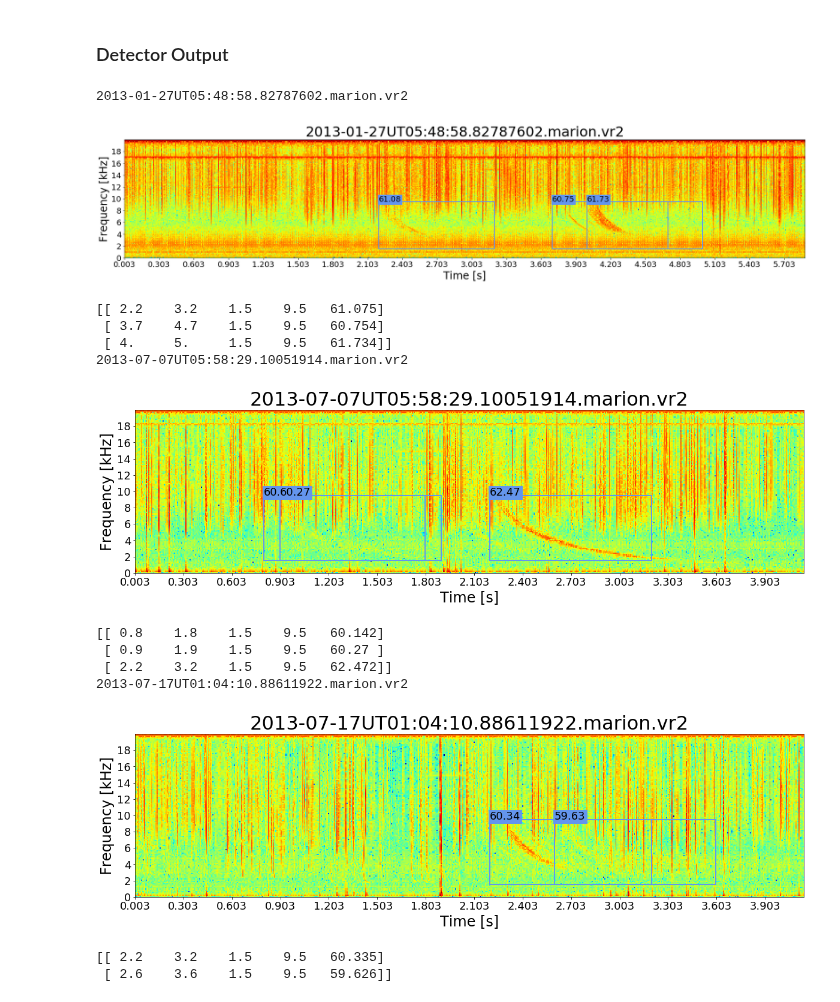
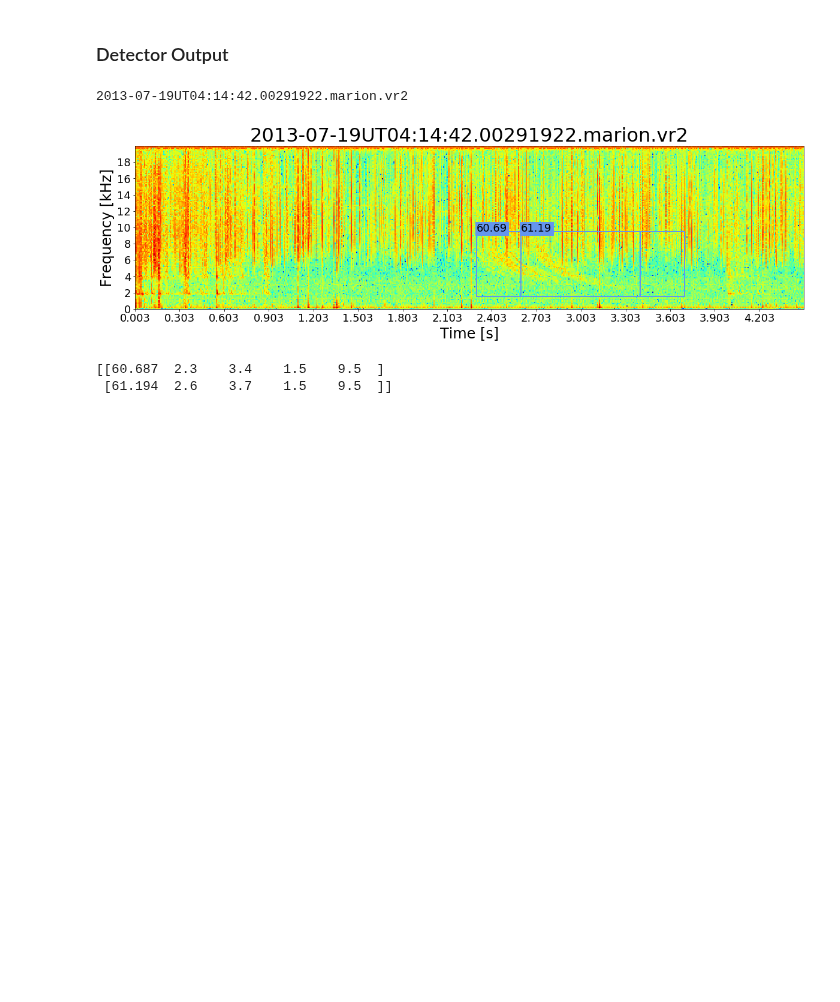
Before and after one commit to Kojey/MSc-whistler-waves-detector, a Jupyter notebook: ipy/report/chapter5_3_5.ipynb, the cells around one changed output. Saved outputs shown, nothing was run; the diff lists cells and outputs as text; code cells hidden in the pictures; blank space fills up the shorter version.

```diff
--- a/ipy/report/chapter5_3_5.ipynb
+++ b/ipy/report/chapter5_3_5.ipynb
@@ -473,36 +473,27 @@ array([['2.386', '60.633'],
 # %%
 N,G,k,T1,T2,pfa = 10,7,9,3,8,3.36e-01
 files = np.random.choice(database.get_train(),3)
 # files = ['2013-05-18UT13:49:22.14312156.marion.vr2','2013-07-02UT16:04:50.89891914.marion.vr2',
 #          '2013-07-23UT17:43:48.20451906.marion.vr2','2013-04-22UT01:28:03.48279656.marion.vr2','2013-07-26UT03:39:09.21571914.marion.vr2',
 #          '2013-07-11UT02:58:27.23171938.marion.vr2','2013-07-19UT04:14:42.00291922.marion.vr2']
+files=['2013-07-19UT04:14:42.00291922.marion.vr2']
 for file in files:
     print(file)
     sample = CFARDetector(dataset_loc, site, file)
     transforms, transforms_params = ['slice','zscore','scale'], [[1.5,9.5],[None],[0,1]]
     kernel = sample.load_kernel('sim', [0.35,80,1])
     bboxes = sample.detection_bounding_boxes(transforms,transforms_params, kernel, 'fusion_cfar', [N,G,k,T1,T2,pfa], threshold=0, time_error=1, duration=True)
     freq_size = 4
     sample.spectrogram_with_axis(log10=True)
     sample.set_figsize(freq_size*sample.get_time_freq_ratio(dec=0), freq_size)
     sample.spectrogram_plot(figsize=(sample.get_figsize()[0],5) , xlabel='Time [s]', ylabel='Frequency [kHz]',zlabel='sprectrum magnitude [dB]',
                                xaxis=True, yaxis=True,ticks=[0.3,2], title=sample.get_file(), cmap='jet', cmap_show=False, font=font,output=bboxes)
     print(bboxes)
 # %% [output]
-2013-01-27UT05:48:58.82787602.marion.vr2
+2013-07-19UT04:14:42.00291922.marion.vr2
-[figure, old version]
+[figure, new version]
-[[ 2.2    3.2    1.5    9.5   61.075]
- [ 3.7    4.7    1.5    9.5   60.754]
- [ 4.     5.     1.5    9.5   61.734]]
-2013-07-07UT05:58:29.10051914.marion.vr2
+[[60.687  2.3    3.4    1.5    9.5  ]
+ [61.194  2.6    3.7    1.5    9.5  ]]
-[figure, removed]
-[[ 0.8    1.8    1.5    9.5   60.142]
- [ 0.9    1.9    1.5    9.5   60.27 ]
- [ 2.2    3.2    1.5    9.5   62.472]]
-2013-07-17UT01:04:10.88611922.marion.vr2
-[figure, removed]
-[[ 2.2    3.2    1.5    9.5   60.335]
- [ 2.6    3.6    1.5    9.5   59.626]]
 # %%
 # cfar
 '2013-07-26UT00:41:12.27491914.marion.vr2'
```
Also changed, not shown: 7 other files.
